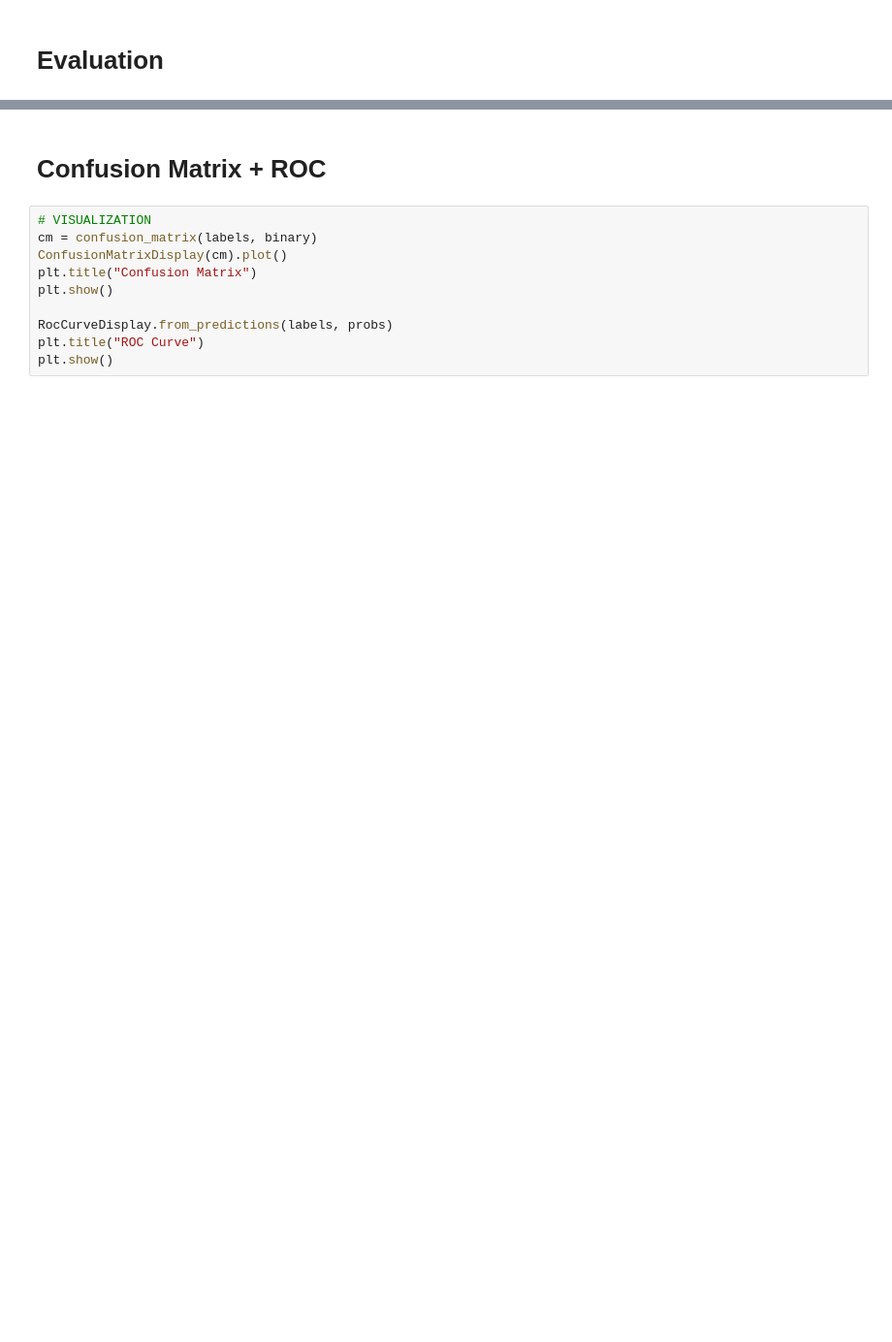
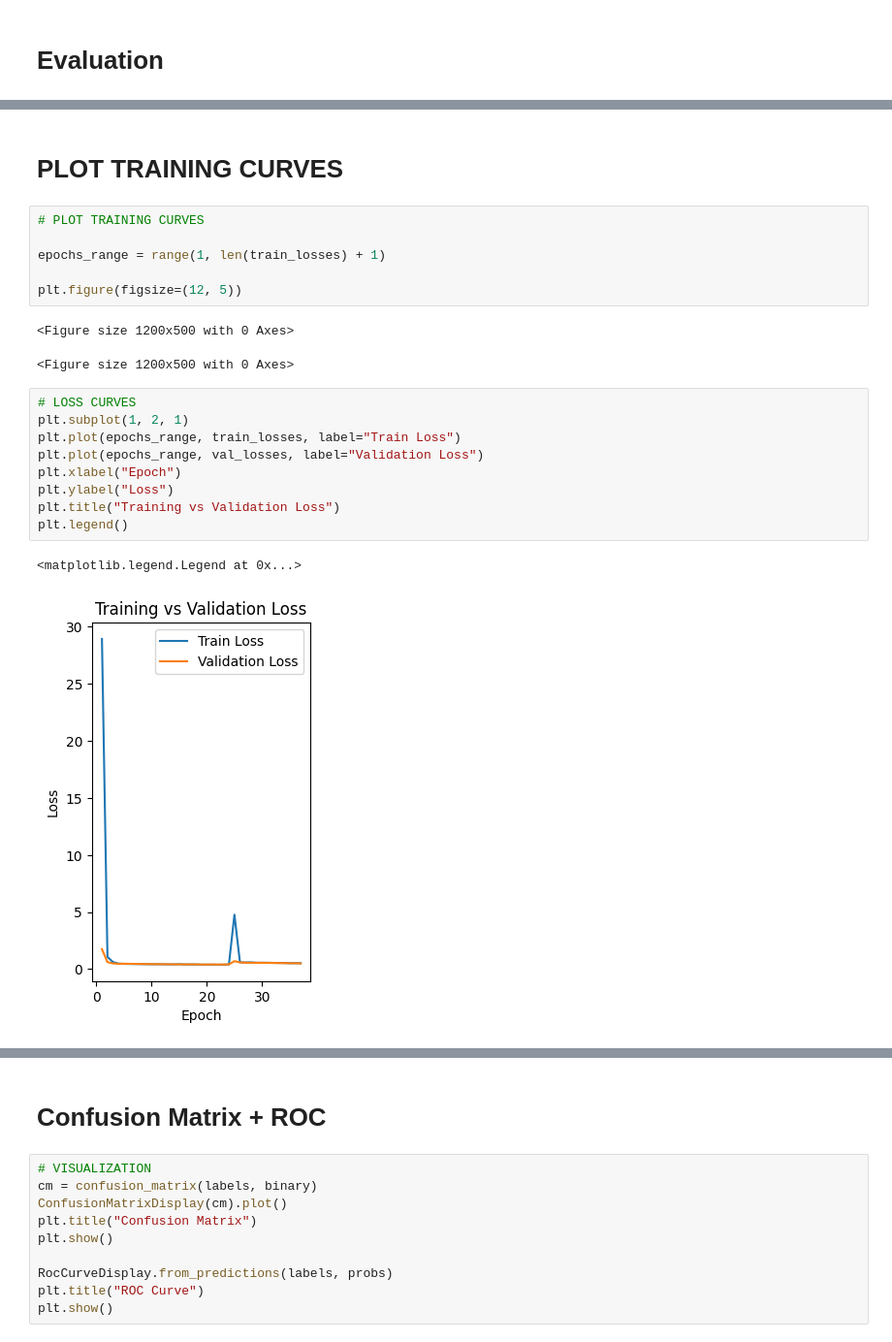
Before and after one commit to RayCharles8/ML-Project, a Jupyter notebook: IML Project/GNNs.ipynb, the cells around one changed output, grey strips where cells are left out. Shown at 97% size. Drawn from its saved outputs; the diff is of its cells as text; blank space fills up the shorter version.

```diff
--- a/IML Project/GNNs.ipynb
+++ b/IML Project/GNNs.ipynb
@@ -530,0 +616,23 @@ labels, probs, binary = evaluate_model(test_loader)
+# %% [markdown]
+# PLOT TRAINING CURVES
+# %%
+# PLOT TRAINING CURVES
+
+epochs_range = range(1, len(train_losses) + 1)
+
+plt.figure(figsize=(12, 5))
+# %% [output]
+<Figure size 1200x500 with 0 Axes>
+<Figure size 1200x500 with 0 Axes>
+# %%
+# LOSS CURVES
+plt.subplot(1, 2, 1)
+plt.plot(epochs_range, train_losses, label="Train Loss")
+plt.plot(epochs_range, val_losses, label="Validation Loss")
+plt.xlabel("Epoch")
+plt.ylabel("Loss")
+plt.title("Training vs Validation Loss")
+plt.legend()
+# %% [output]
+<matplotlib.legend.Legend at 0x...>
+[figure, added]
```
Also changed, not shown: parts of 106 cells of this notebook.
